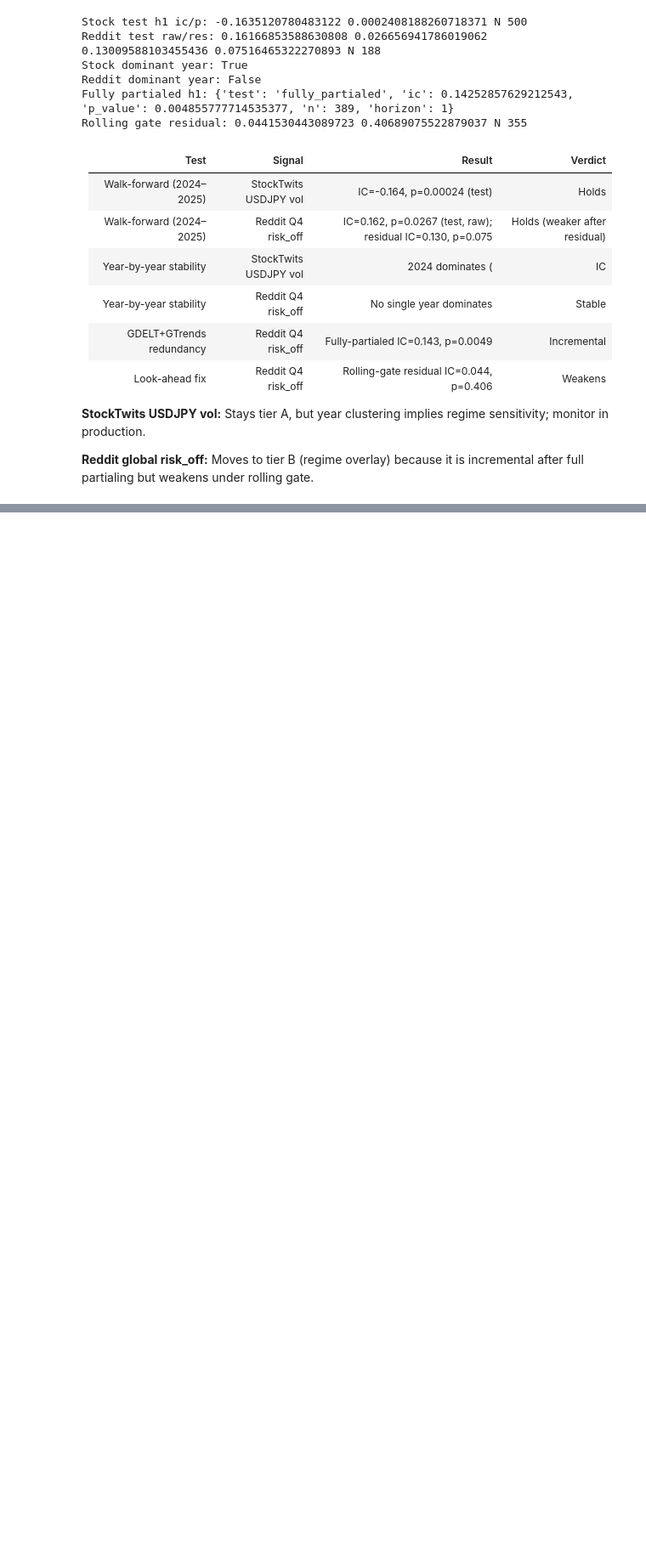
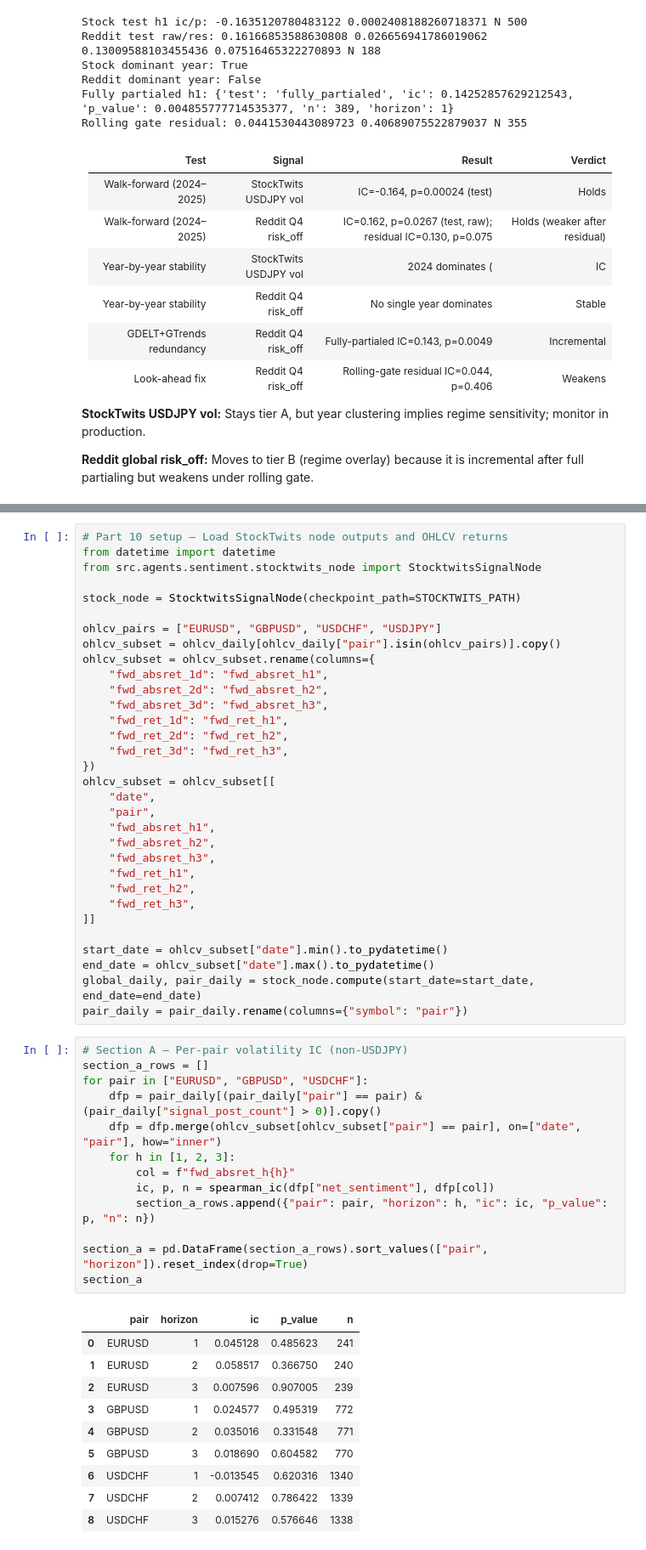
Before and after one commit to yassinebrahem2/FX-AlphaLab, a Jupyter notebook: notebooks/10_sentiment_ic_validation.ipynb, the cells around one changed output, grey strips where cells are left out. Shown at 85% size. Saved outputs shown, nothing was run; the diff lists cells and outputs as text; blank space fills up the shorter version.

```diff
--- a/notebooks/10_sentiment_ic_validation.ipynb
+++ b/notebooks/10_sentiment_ic_validation.ipynb
@@ -1935,0 +1938,56 @@ Rolling gate residual: 0.0441530443089723 0.40689075522879037 N 355
+# %%
+# Part 10 setup — Load StockTwits node outputs and OHLCV returns
+from datetime import datetime
+from src.agents.sentiment.stocktwits_node import StocktwitsSignalNode
+
+stock_node = StocktwitsSignalNode(checkpoint_path=STOCKTWITS_PATH)
+
+ohlcv_pairs = ["EURUSD", "GBPUSD", "USDCHF", "USDJPY"]
+ohlcv_subset = ohlcv_daily[ohlcv_daily["pair"].isin(ohlcv_pairs)].copy()
+ohlcv_subset = ohlcv_subset.rename(columns={
+    "fwd_absret_1d": "fwd_absret_h1",
+    "fwd_absret_2d": "fwd_absret_h2",
+    "fwd_absret_3d": "fwd_absret_h3",
+    "fwd_ret_1d": "fwd_ret_h1",
+    "fwd_ret_2d": "fwd_ret_h2",
+    "fwd_ret_3d": "fwd_ret_h3",
+})
+ohlcv_subset = ohlcv_subset[[
+    "date",
+    "pair",
+    "fwd_absret_h1",
+    "fwd_absret_h2",
+    "fwd_absret_h3",
+    "fwd_ret_h1",
+    "fwd_ret_h2",
+    "fwd_ret_h3",
+]]
+
+start_date = ohlcv_subset["date"].min().to_pydatetime()
+end_date = ohlcv_subset["date"].max().to_pydatetime()
+global_daily, pair_daily = stock_node.compute(start_date=start_date, end_date=end_date)
+pair_daily = pair_daily.rename(columns={"symbol": "pair"})
+# %%
+# Section A — Per-pair volatility IC (non-USDJPY)
+section_a_rows = []
+for pair in ["EURUSD", "GBPUSD", "USDCHF"]:
+    dfp = pair_daily[(pair_daily["pair"] == pair) & (pair_daily["signal_post_count"] > 0)].copy()
+    dfp = dfp.merge(ohlcv_subset[ohlcv_subset["pair"] == pair], on=["date", "pair"], how="inner")
+    for h in [1, 2, 3]:
+        col = f"fwd_absret_h{h}"
+        ic, p, n = spearman_ic(dfp["net_sentiment"], dfp[col])
+        section_a_rows.append({"pair": pair, "horizon": h, "ic": ic, "p_value": p, "n": n})
+
+section_a = pd.DataFrame(section_a_rows).sort_values(["pair", "horizon"]).reset_index(drop=True)
+section_a
+# %% [output]
+|  | pair | horizon | ic | p_value | n |
+| 0 | EURUSD | 1 | 0.045128 | 0.485623 | 241 |
+| 1 | EURUSD | 2 | 0.058517 | 0.366750 | 240 |
+| 2 | EURUSD | 3 | 0.007596 | 0.907005 | 239 |
+| 3 | GBPUSD | 1 | 0.024577 | 0.495319 | 772 |
+| 4 | GBPUSD | 2 | 0.035016 | 0.331548 | 771 |
+| 5 | GBPUSD | 3 | 0.018690 | 0.604582 | 770 |
+| 6 | USDCHF | 1 | -0.013545 | 0.620316 | 1340 |
+| 7 | USDCHF | 2 | 0.007412 | 0.786422 | 1339 |
+| 8 | USDCHF | 3 | 0.015276 | 0.576646 | 1338 |
```
Also changed, not shown: parts of 10 cells of this notebook, 3 other files.
